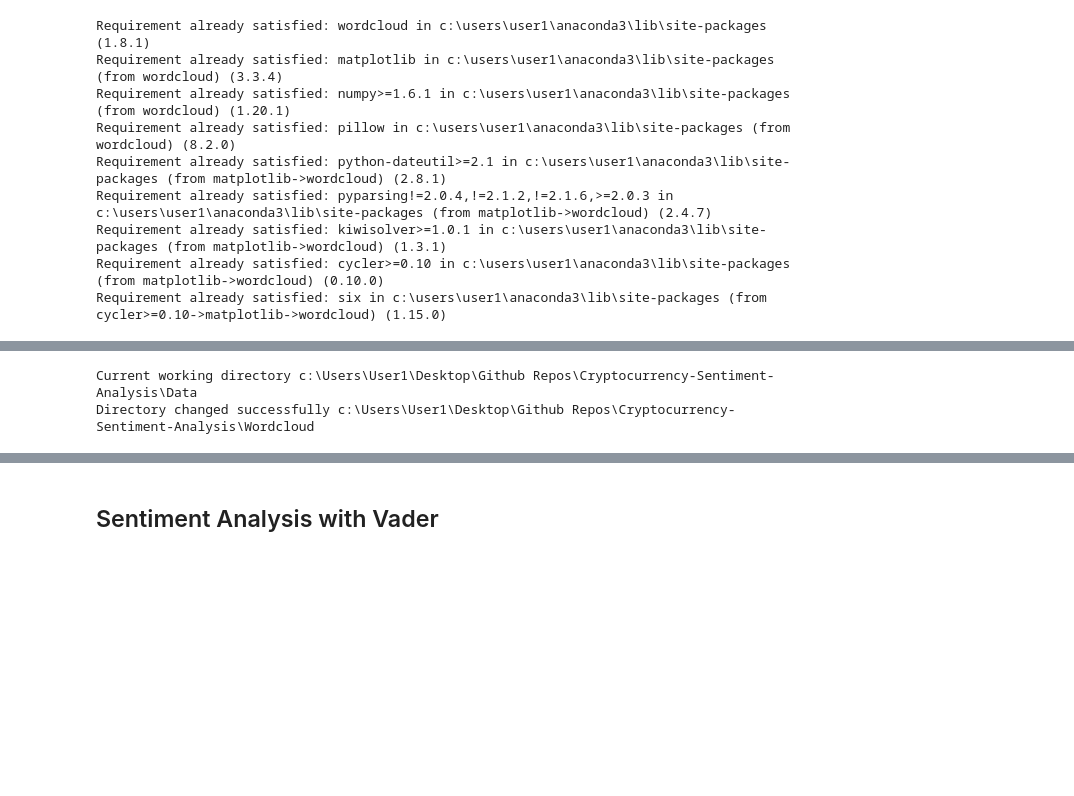
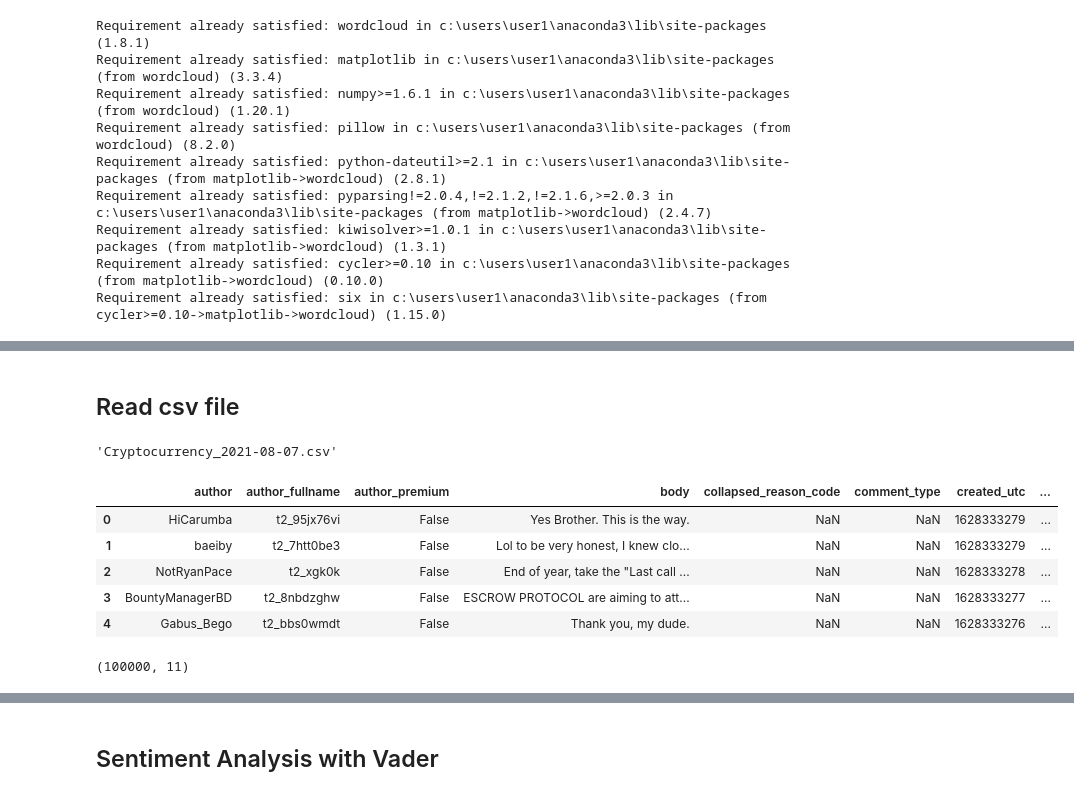
Before and after one commit to dplem/Cryptocurrency-Market-Forecasting, a Jupyter notebook: Notebooks/Exploratory_Analysis.ipynb, the cells around one changed output, grey strips where cells are left out. Drawn from its saved outputs; the diff is of its cells as text; code cells hidden in the pictures; blank space fills up the shorter version.

Commit message:
Update Exploratory_Analysis.ipynb
Added more exploratory analysis features

```diff
--- a/Notebooks/Exploratory_Analysis.ipynb
+++ b/Notebooks/Exploratory_Analysis.ipynb
@@ -63,15 +56,0 @@ csv_list
-# %%
-# Check current working directory.
-retval = os.getcwd()
-print(("Current working directory %s") % retval)
-
-# Now change the directory
-os.chdir('../Wordcloud/')
-
-# Check current working directory.
-retval = os.getcwd()
-
-print(("Directory changed successfully %s") % retval)
-# %% [output]
-Current working directory c:\Users\User1\Desktop\Github Repos\Cryptocurrency-Sentiment-Analysis\Data
-Directory changed successfully c:\Users\User1\Desktop\Github Repos\Cryptocurrency-Sentiment-Analysis\Wordcloud
@@ -89,0 +57,20 @@ plt.show()
+# %% [markdown]
+## Read csv file
+# %%
+csv_list[0]
+# %% [output]
+'Cryptocurrency_2021-08-07.csv'
+# %%
+df = pd.read_csv(csv_list[0])
+df.head()
+# %% [output]
+|  | author | author_fullname | author_premium | body | collapsed_reason_code | comment_type | created_utc | ... |
+| 0 | HiCarumba | t2_95jx76vi | False | Yes Brother. This is the way. | NaN | NaN | 1628333279 | ... |
+| 1 | baeiby | t2_7htt0be3 | False | Lol to be very honest, I knew clo... | NaN | NaN | 1628333279 | ... |
+| 2 | NotRyanPace | t2_xgk0k | False | End of year, take the "Last call ... | NaN | NaN | 1628333278 | ... |
+| 3 | BountyManagerBD | t2_8nbdzghw | False | ESCROW PROTOCOL are aiming to att... | NaN | NaN | 1628333277 | ... |
+| 4 | Gabus_Bego | t2_bbs0wmdt | False | Thank you, my dude. | NaN | NaN | 1628333276 | ... |
+# %%
+df.shape
+# %% [output]
+(100000, 11)
```
Also changed, not shown: parts of 31 cells of this notebook.
